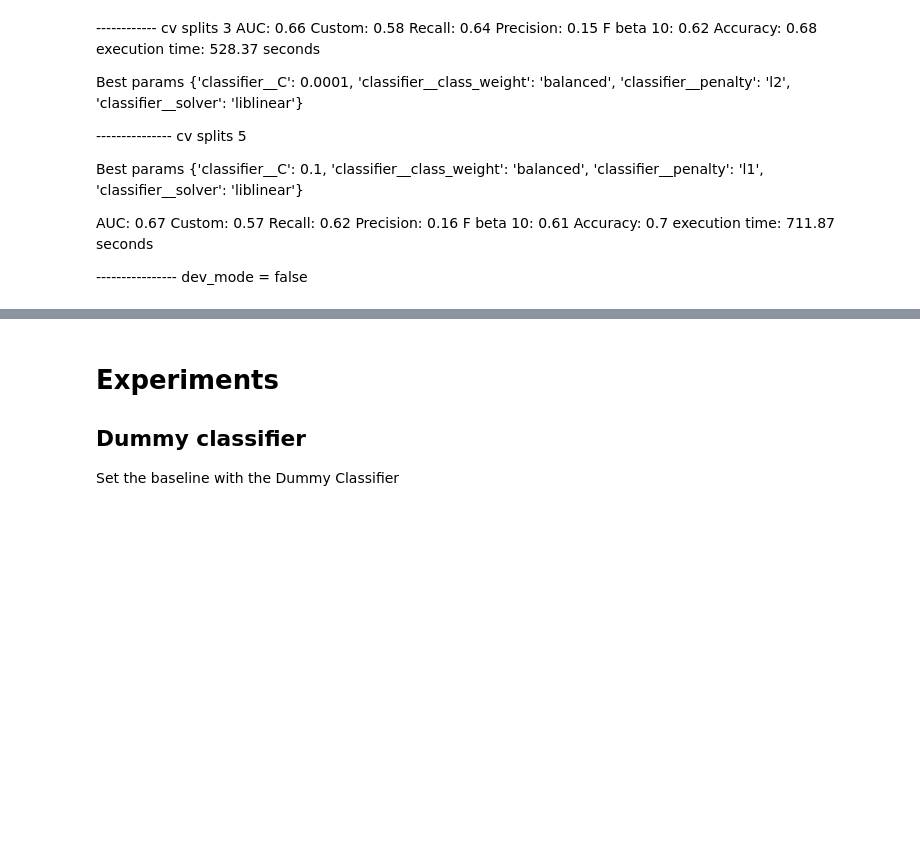
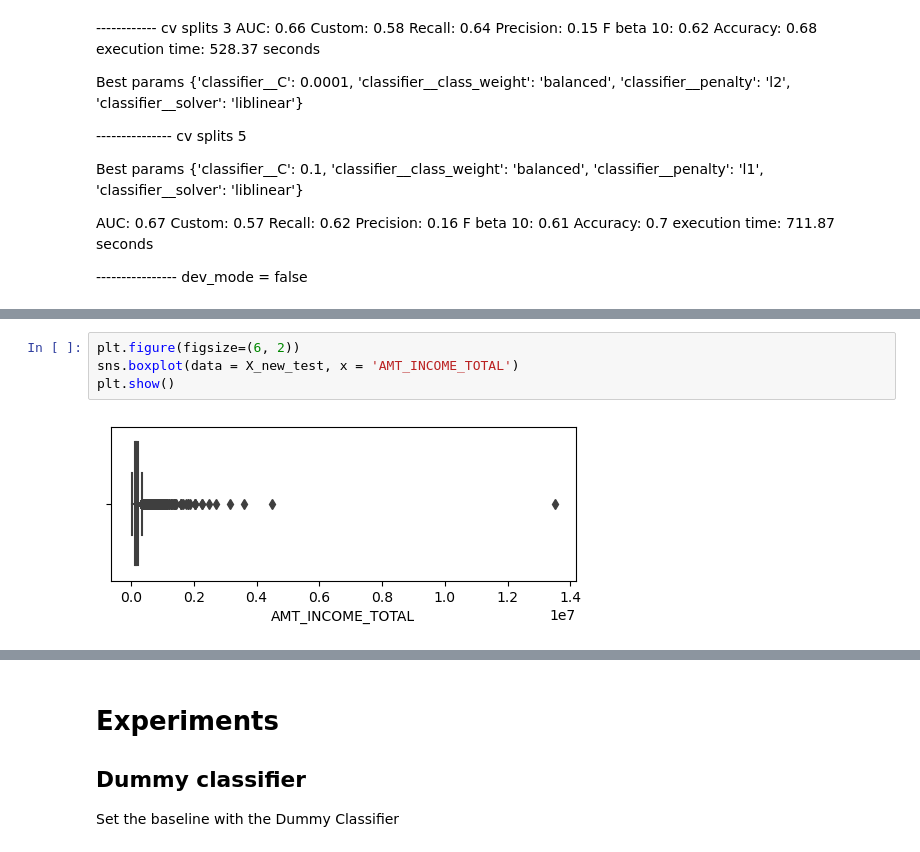
Before and after one commit to NatChe/credit-scoring-dashboard, a Jupyter notebook: 01_Training.ipynb, the cells around one changed output, grey strips where cells are left out. Cells and saved outputs as stored; diff of their text form; blank space fills up the shorter version.

```diff
--- a/01_Training.ipynb
+++ b/01_Training.ipynb
@@ -335,0 +357,6 @@ new shape after merge (61503, 662)
+# %%
+plt.figure(figsize=(6, 2))
+sns.boxplot(data = X_new_test, x = 'AMT_INCOME_TOTAL')
+plt.show()
+# %% [output]
+[figure, added]
```
Also changed, not shown: parts of 9 cells of this notebook, 3 other files.
